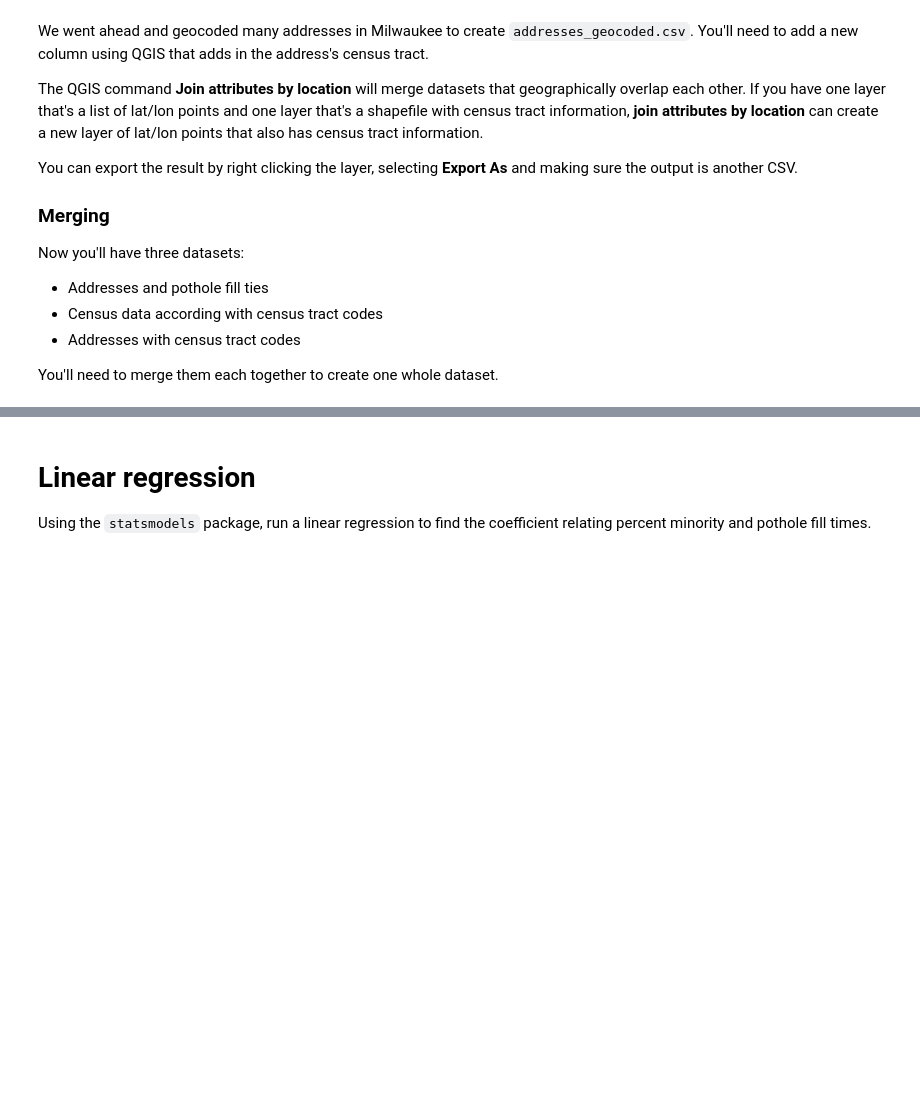
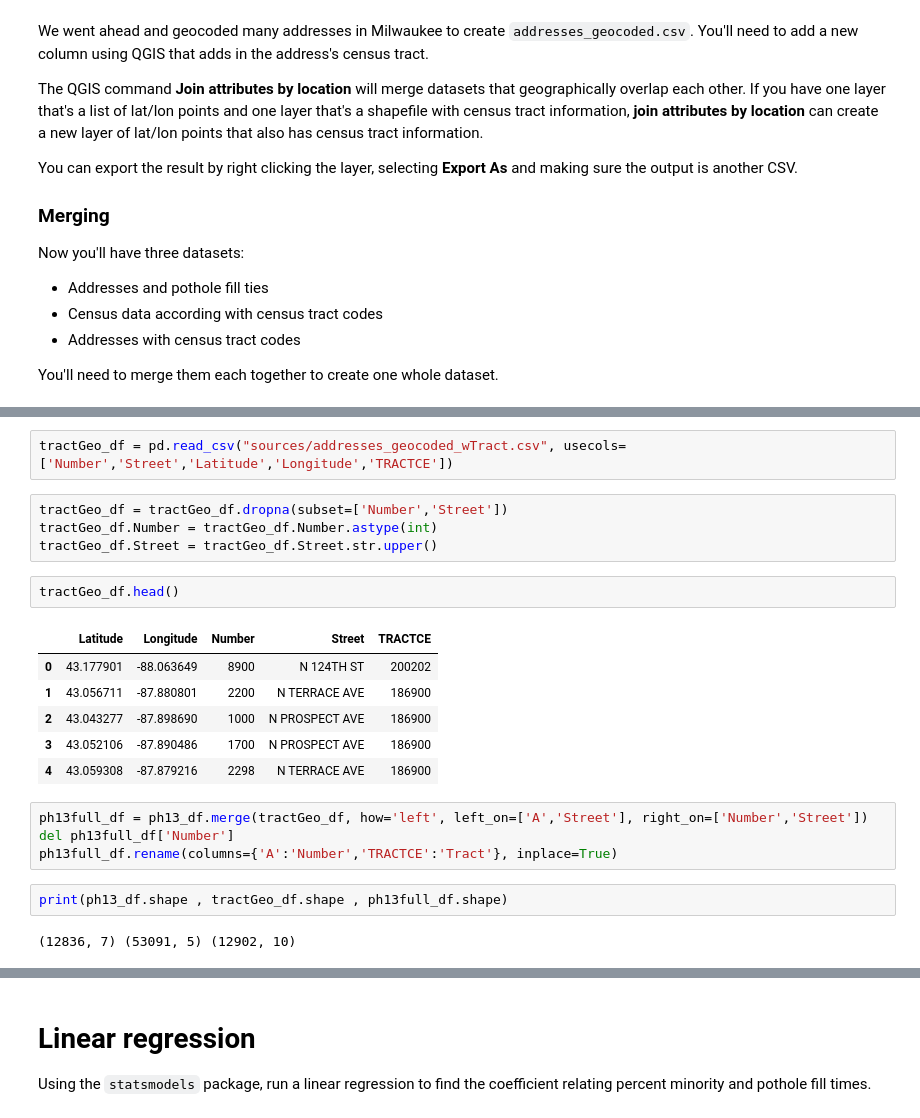
Before and after one commit to domhnallog/class_col_algorithms, a Jupyter notebook: 02-homework/02-homework-pt2-odonnchadha.ipynb, the cells around one changed output, grey strips where cells are left out. Drawn from its saved outputs; the diff is of its cells as text; blank space fills up the shorter version.

```diff
--- a/02-homework/02-homework-pt2-odonnchadha.ipynb
+++ b/02-homework/02-homework-pt2-odonnchadha.ipynb
@@ -300,0 +310,23 @@ You'll need to merge them each together to create one whole dataset.
+# %%
+tractGeo_df = pd.read_csv("sources/addresses_geocoded_wTract.csv", usecols=['Number','Street','Latitude','Longitude','TRACTCE'])
+# %%
+tractGeo_df = tractGeo_df.dropna(subset=['Number','Street'])
+tractGeo_df.Number = tractGeo_df.Number.astype(int)
+tractGeo_df.Street = tractGeo_df.Street.str.upper()
+# %%
+tractGeo_df.head()
+# %% [output]
+|  | Latitude | Longitude | Number | Street | TRACTCE |
+| 0 | 43.177901 | -88.063649 | 8900 | N 124TH ST | 200202 |
+| 1 | 43.056711 | -87.880801 | 2200 | N TERRACE AVE | 186900 |
+| 2 | 43.043277 | -87.898690 | 1000 | N PROSPECT AVE | 186900 |
+| 3 | 43.052106 | -87.890486 | 1700 | N PROSPECT AVE | 186900 |
+| 4 | 43.059308 | -87.879216 | 2298 | N TERRACE AVE | 186900 |
+# %%
+ph13full_df = ph13_df.merge(tractGeo_df, how='left', left_on=['A','Street'], right_on=['Number','Street'])
+del ph13full_df['Number']
+ph13full_df.rename(columns={'A':'Number','TRACTCE':'Tract'}, inplace=True)
+# %%
+print(ph13_df.shape , tractGeo_df.shape , ph13full_df.shape)
+# %% [output]
+(12836, 7) (53091, 5) (12902, 10)
```
Also changed, not shown: parts of 17 cells of this notebook, 4 other files.
